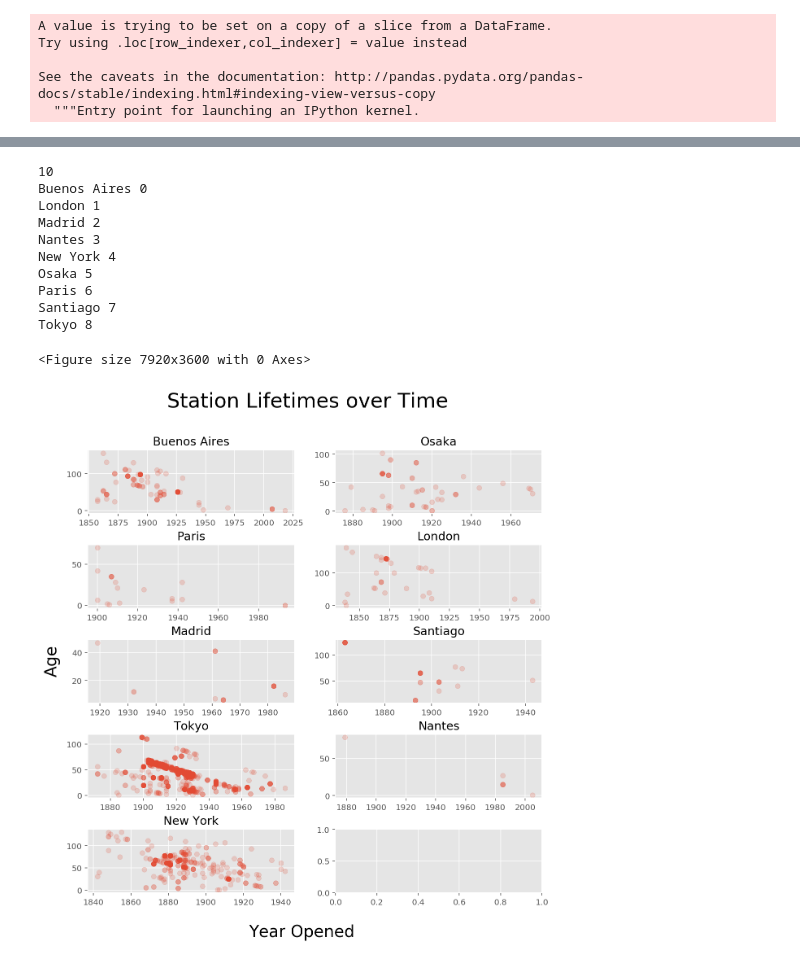
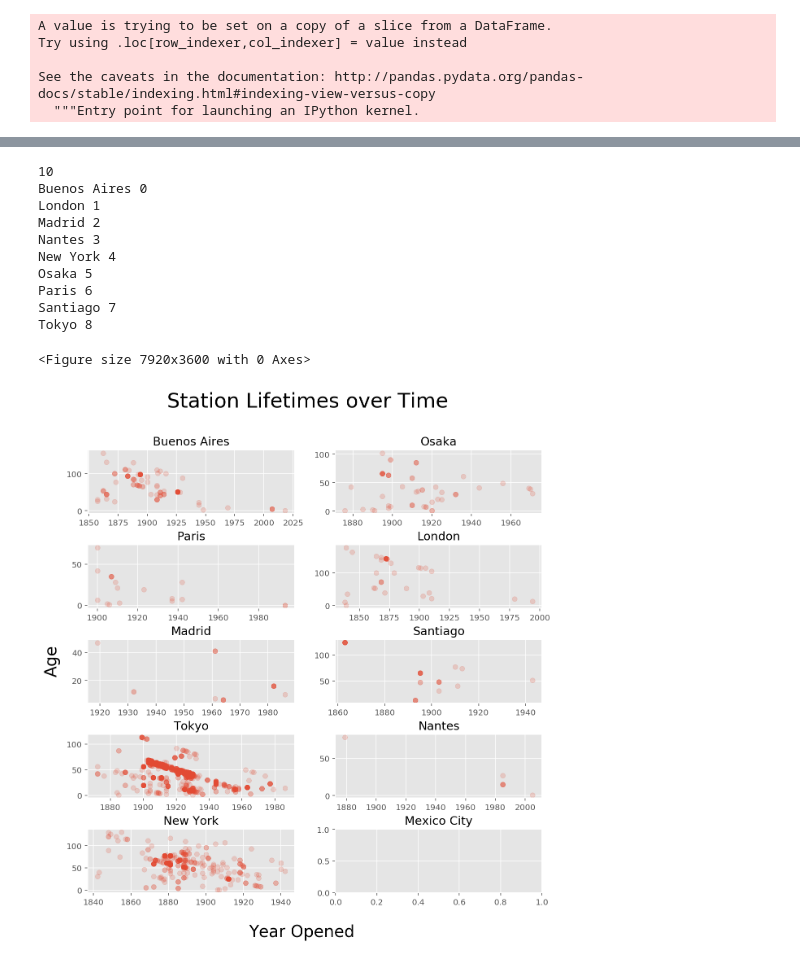
Before and after one commit to Cynz300/transit-lines-casestudy, a Jupyter notebook: transit_ig.ipynb, the cells around one changed output, grey strips where cells are left out. Drawn from its saved outputs; the diff is of its cells as text; code cells hidden in the pictures.

```diff
--- a/transit_ig.ipynb
+++ b/transit_ig.ipynb
@@ -344,31 +357,32 @@ fig, axs = plt.subplots(row,col)
 # axs[1].set_title("Station Age vs Opened")
 # axs[1].set_xlabel("Year Opened")
 fig.suptitle("Station Lifetimes over Time", fontsize = 25)
 fig.text(0.4, 0.05,"Year Opened", fontsize = 20)
 fig.text(0.05, 0.5, "Age", rotation = 'vertical', fontsize =20)
 for ctry, data in grouped:
 #     print(ctry, data)
     if ctry in top10:
         print(ctry, idx)
         axs[idx%row, idx%col].scatter(data['opening'], data['lifetime'], alpha = 0.2)
         axs[idx%row, idx%col].set_title(f"{ctry}")
 #         axs[idx%row, idx%col].set_xlabel("Year Opened")
 #         axs[idx%row, idx%col].set_ylabel("Age")
         idx+=1
         fig.set_size_inches(10,10)
 # fig.tight_layout()
+axs[4,1].set_title("Mexico City")
 plt.subplots_adjust(left=None, bottom=None, right=None, top=None, wspace=None, hspace=0.5)
 plt.savefig('png/city_station_age.png')
 # %% [output]
 10
 Buenos Aires 0
 London 1
 Madrid 2
 Nantes 3
 New York 4
 Osaka 5
 Paris 6
 Santiago 7
 Tokyo 8
 <Figure size 7920x3600 with 0 Axes>
-[figure, old version]
+[figure, new version]
```
Also changed, not shown: parts of 3 cells of this notebook, 2 other files.
